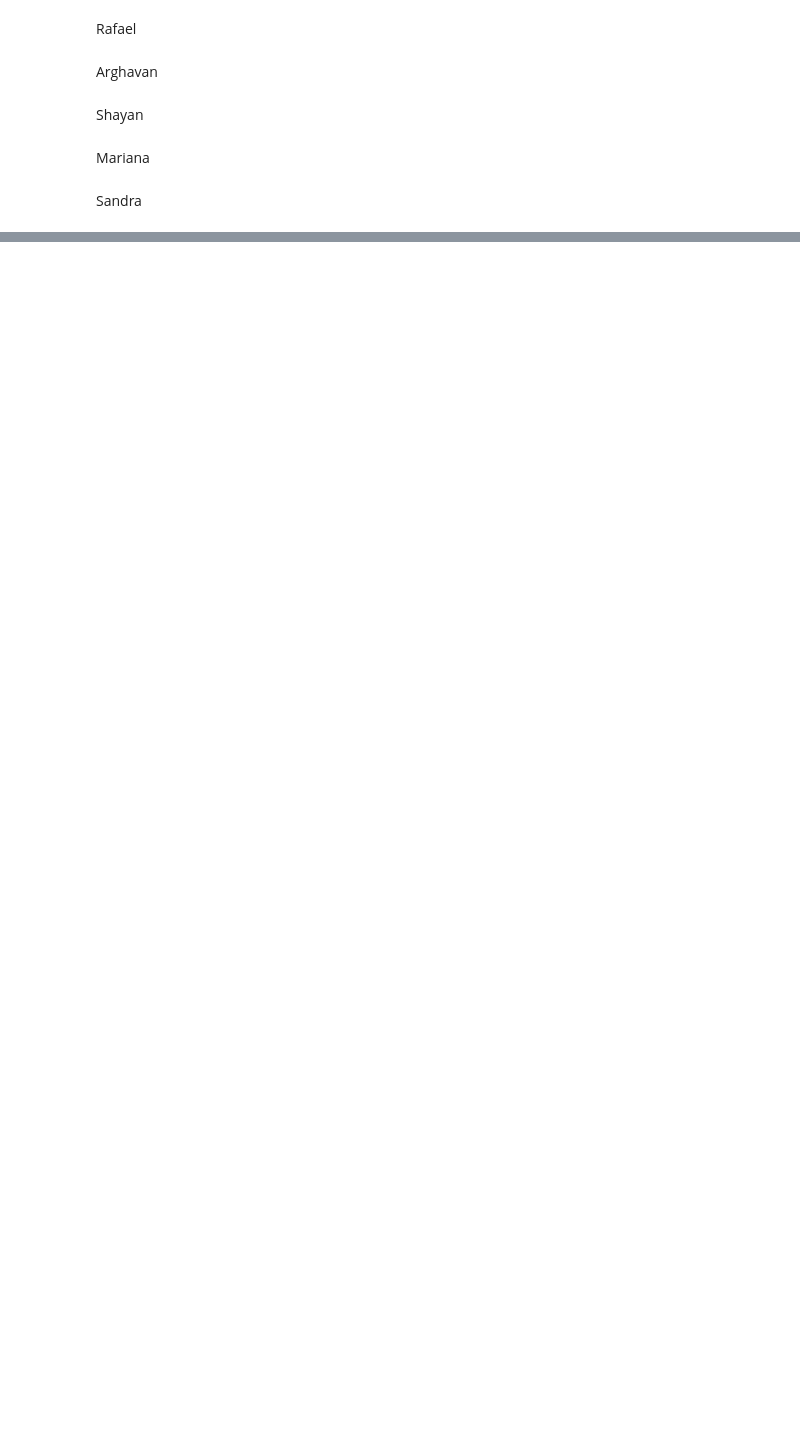
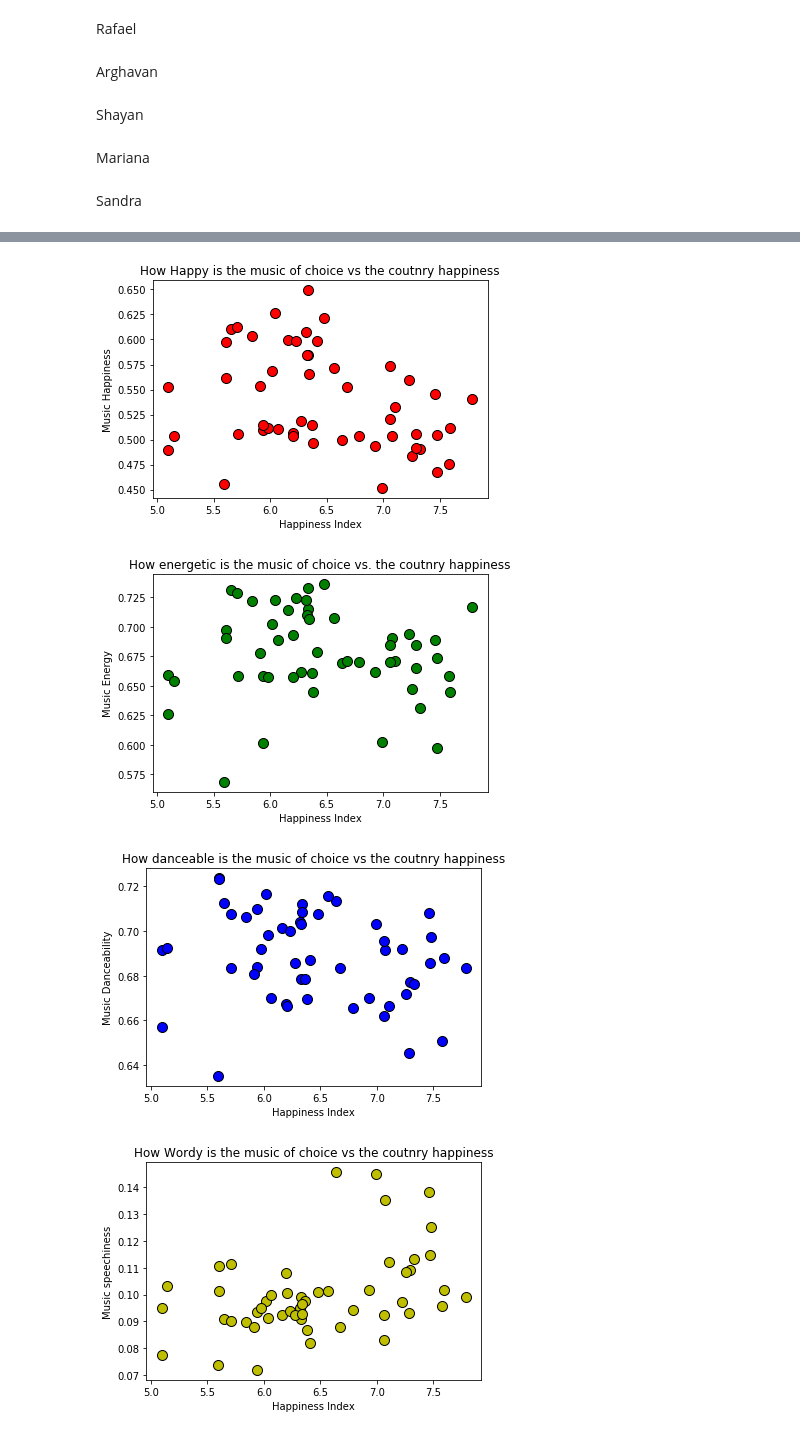
Before and after one commit to spastranas/GroupProject, a Jupyter notebook: Final .ipynb, the cells around one changed output, grey strips where cells are left out. Drawn from its saved outputs; the diff is of its cells as text; code cells hidden in the pictures; blank space fills up the shorter version.

Commit message:
Adding final spotify analysis to the final file

```diff
--- a/Final .ipynb
+++ b/Final .ipynb
@@ -30,0 +107,19 @@ Sandra
+# %%
+# load datasets
+RawSpotifyData = pd.read_csv('Outputs/SpotifyWithFeaturesFinal.csv')
+CountryCodeRaw = pd.read_csv('Resources/CountryCodesLookup.csv', encoding="ISO-8859-1")
+CountryCodeRaw["region"]=CountryCodeRaw["A2 (ISO)"].str.lower()
+CountryCodeRaw["country"]=CountryCodeRaw["COUNTRY"]
+#Find CountryName from spotifyData Using the countryLookup file
+SpotifyDF=pd.merge(RawSpotifyData,CountryCodeRaw, on="region", how='inner',suffixes=("","") )
+#summarize
+GroupByDF=RawSpotifyData.groupby(['region'])
+MusicProfileRaw=GroupByDF.mean()
+#Find CountryName from spotifyData Using the countryLookup file
+MusicProfileDF=pd.merge(MusicProfileRaw,CountryCodeRaw, on="region", how='inner',suffixes=("","") )
+MusicProfileDF.head(1)
+
+#                                       final data set
+#merge with Happiness report
+MusicHappinessDF=pd.merge(MusicProfileDF,WHR_DF,on='country', how='inner',suffixes=("","")  )
+MusicHappinessDF.columns
@@ -30,0 +141,52 @@ Sandra
+# %%
+#Music happiness is a measure of how positive the songs are
+fig,    ax = plt.subplots()
+ax.errorbar(MusicHappinessDF['Life Ladder'], MusicHappinessDF["happiness"],  fmt="o",color= 'r'
+               ,linewidth=0, markeredgecolor='black',markeredgewidth=1,markersize=10,label='label')
+
+plt.xlabel('Happiness Index')
+plt.ylabel('Music Happiness')
+plt.title("How Happy is the music of choice vs the coutnry happiness")
+plt.show()
+
+#Music Energy
+fig,    ax = plt.subplots()
+ax.errorbar(MusicHappinessDF['Life Ladder'], MusicHappinessDF["energy"],  fmt="o",color= 'g'
+               ,linewidth=0, markeredgecolor='black',markeredgewidth=1,markersize=10,label='label')
+plt.xlabel('Happiness Index')
+plt.ylabel('Music Energy')
+plt.title("How energetic is the music of choice vs. the coutnry happiness")
+plt.show()
+
+#Music Danceability
+fig,    ax = plt.subplots()
+ax.errorbar(MusicHappinessDF['Life Ladder'], MusicHappinessDF["danceability"],  fmt="o",color= 'b'
+               ,linewidth=0, markeredgecolor='black',markeredgewidth=1,markersize=10,label='label')
+plt.xlabel('Happiness Index')
+plt.ylabel('Music Danceability')
+plt.title("How danceable is the music of choice vs the coutnry happiness")
+plt.show()
+
+#Music Speachiness
+fig,    ax = plt.subplots()
+ax.errorbar(MusicHappinessDF['Life Ladder'], MusicHappinessDF["speechiness"],  fmt="o",color= 'y'
+               ,linewidth=0, markeredgecolor='black',markeredgewidth=1,markersize=10,label='label')
+
+plt.xlabel('Happiness Index')
+plt.ylabel('Music speechiness')
+plt.title("How Wordy is the music of choice vs the coutnry happiness")
+plt.show()
+
+# Music instrumentalness
+fig,    ax = plt.subplots()
+ax.errorbar(MusicHappinessDF['Life Ladder'], MusicHappinessDF["instrumentalness"],  fmt="o",color= 'orange'
+               ,linewidth=0, markeredgecolor='black',markeredgewidth=1,markersize=10,label='label')
+plt.xlabel('Happiness Index')
+plt.ylabel('Music instrumentalness')
+plt.title("How instrumental is the music of choice vs the coutnry happiness")
+plt.show()
+# %% [output]
+[figure, added]
+[figure, added]
+[figure, added]
+[figure, added]
```
Also changed, not shown: parts of 6 cells of this notebook, 10 other files.
